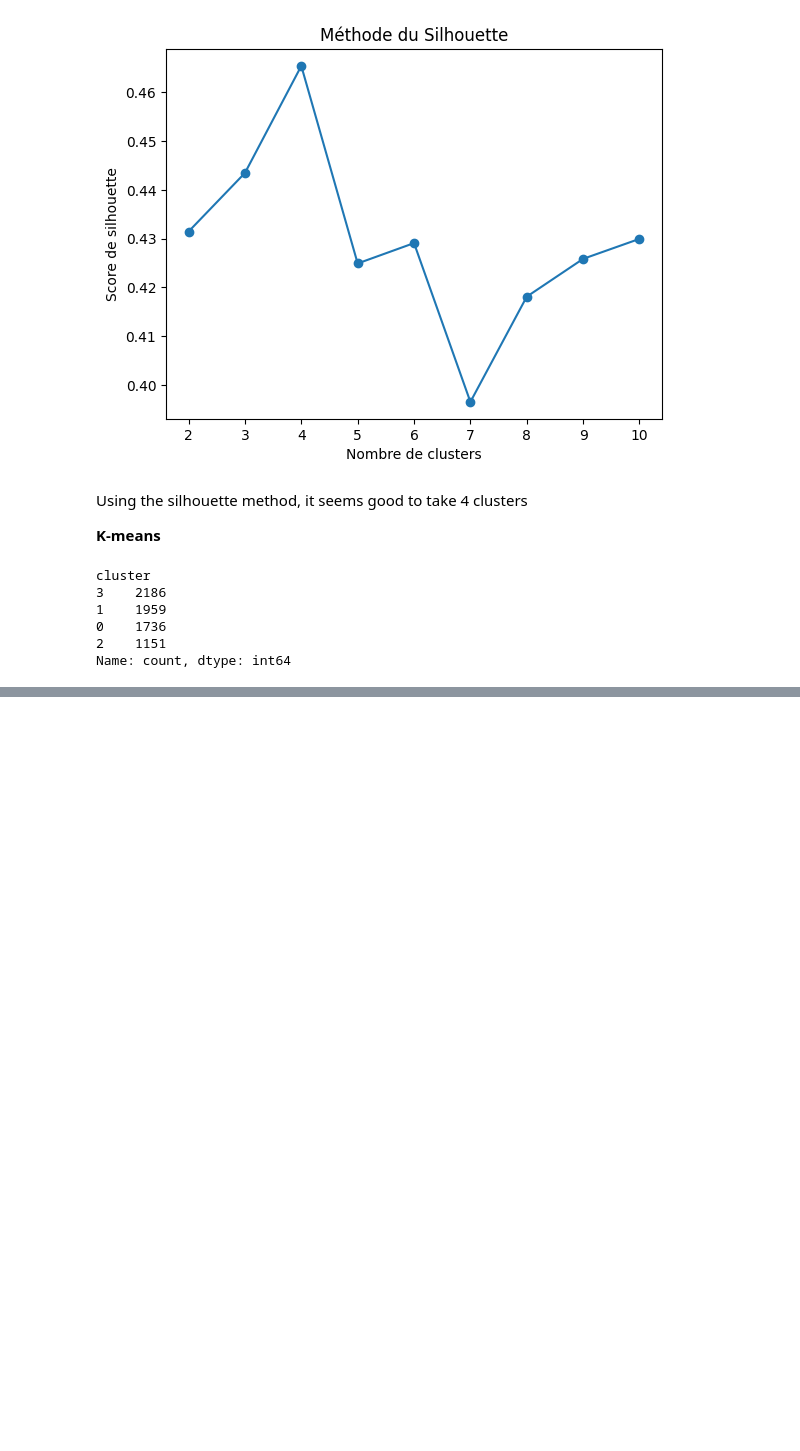
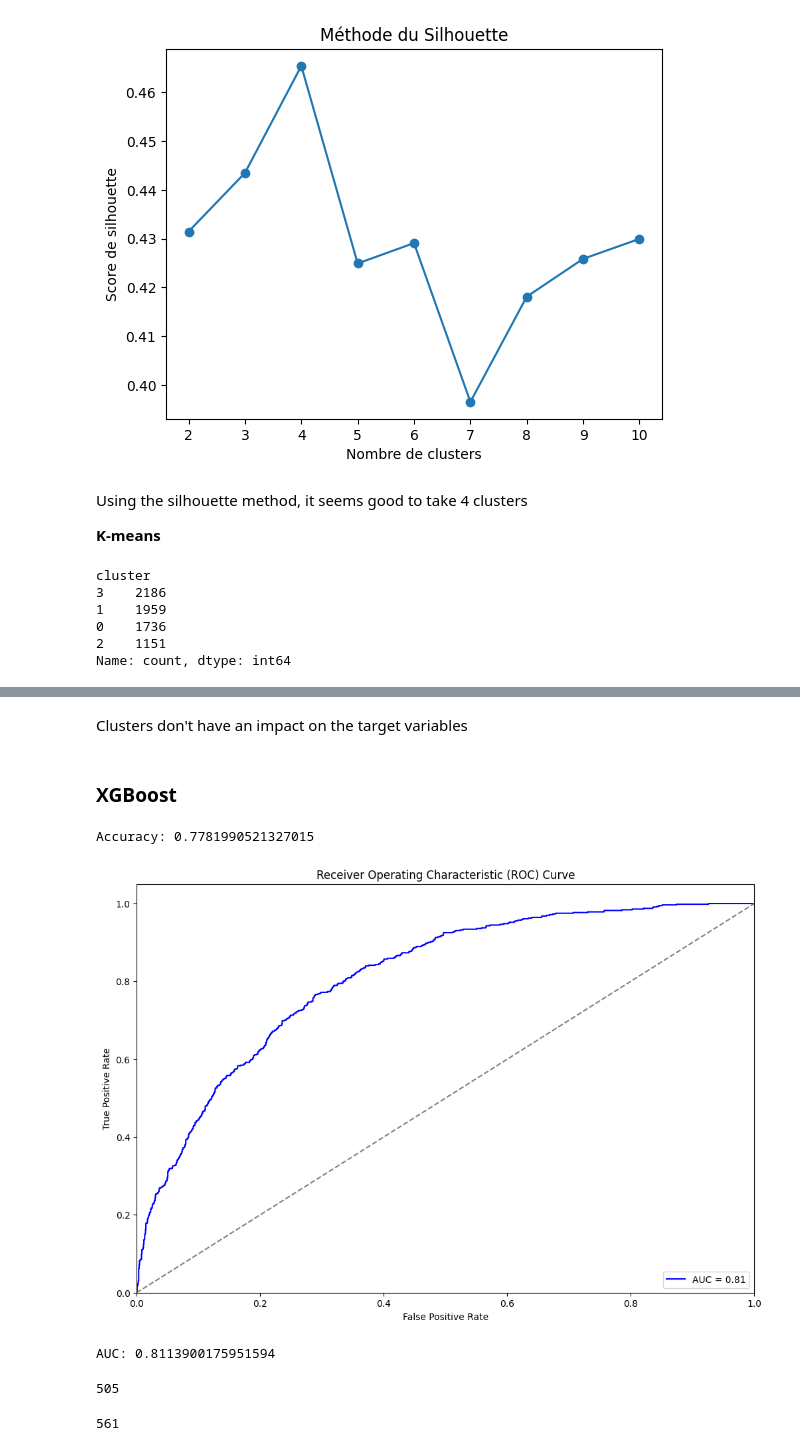
Before and after one commit to n-pizzetta/churn_prediction, a Jupyter notebook: notebooks/sigurd.ipynb, the cells around one changed output, grey strips where cells are left out. Saved outputs shown, nothing was run; the diff lists cells and outputs as text; code cells hidden in the pictures; blank space fills up the shorter version.

Commit message:
xgboost + AUC

```diff
--- a/notebooks/sigurd.ipynb
+++ b/notebooks/sigurd.ipynb
@@ -441,0 +457,59 @@ for cluster in clusters:
+# %% [markdown]
+Clusters don't have an impact on the target variables
+# %% [markdown]
+### XGBoost
+# %%
+y = y.replace({'Yes': 1, 'No': 0})
+
+X_train, X_test, y_train, y_test = train_test_split(X, y, test_size=0.3, random_state=42)
+
+# Créer un modèle XGBoost pour la classification
+model = xgb.XGBClassifier(
+    objective='binary:logistic',  # Pour une classification binaire
+    eval_metric='logloss',        # Métrique d'évaluation
+    random_state=42
+)
+
+# Entraîner le modèle
+model.fit(X_train, y_train)
+
+# Faire des prédictions sur l'ensemble de test
+y_pred = model.predict(X_test)
+
+# Prédictions de probabilité (nécessaires pour la courbe ROC et AUC)
+y_prob = model.predict_proba(X_test)[:, 1]
+
+# Calculer la précision
+accuracy = accuracy_score(y_test, y_pred)
+print("Accuracy:", accuracy)
+
+# Calcul de la courbe ROC
+fpr, tpr, thresholds = roc_curve(y_test, y_prob)
+roc_auc = auc(fpr, tpr)
+
+# Affichage de la courbe ROC
+plt.figure(figsize=(12, 8))
+plt.plot(fpr, tpr, color='blue', label='AUC = %0.2f' % roc_auc)
+plt.plot([0, 1], [0, 1], color='gray', linestyle='--')
+plt.xlim([0.0, 1.0])
+plt.ylim([0.0, 1.05])
+plt.xlabel('False Positive Rate')
+plt.ylabel('True Positive Rate')
+plt.title('Receiver Operating Characteristic (ROC) Curve')
+plt.legend(loc='lower right')
+plt.show()
+
+# Afficher l'AUC
+print("AUC:", roc_auc)
+# %% [output]
+Accuracy: 0.7781990521327015
+[figure, added]
+AUC: 0.8113900175951594
+# %%
+y_pred.sum()
+# %% [output]
+505
+# %%
+y_test.sum()
+# %% [output]
+561
```
Also changed, not shown: parts of 6 cells of this notebook.
